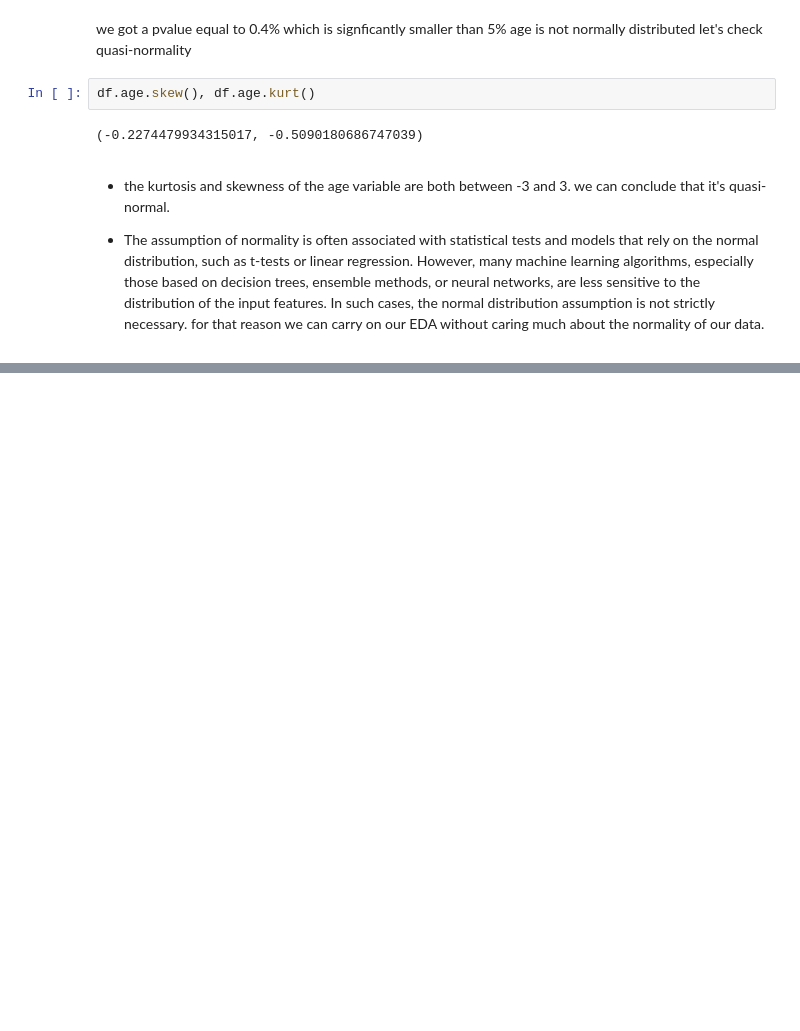
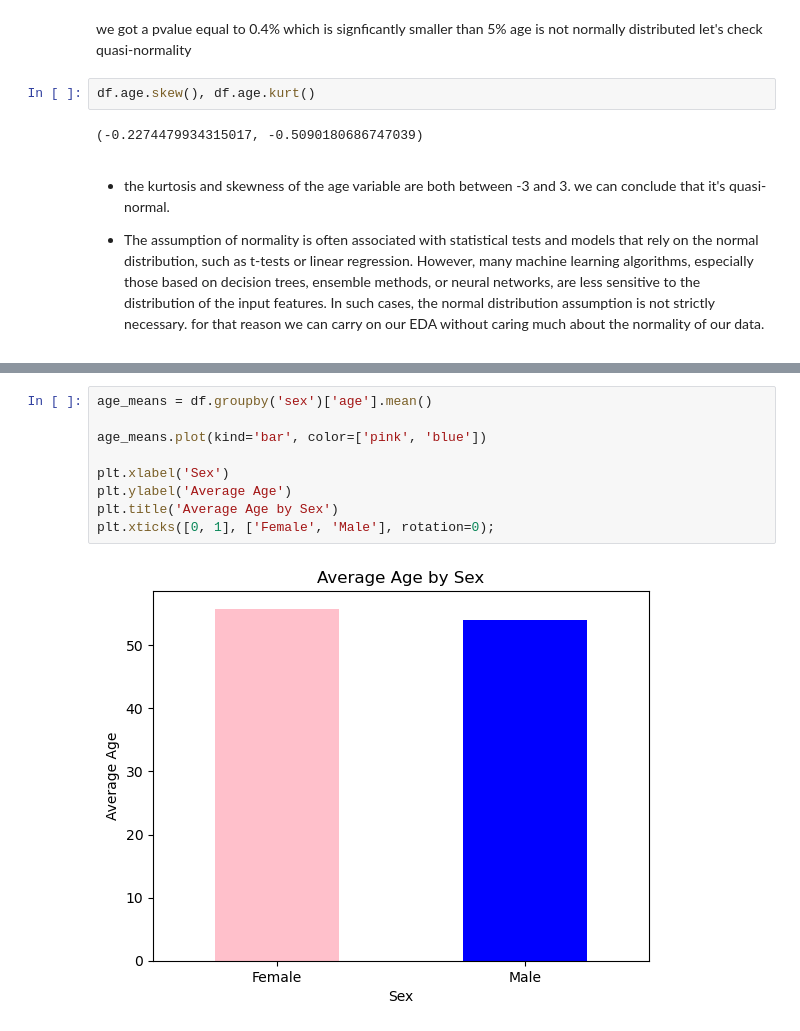
Before and after one commit to mouadiscoding/Sihati-4.0, a Jupyter notebook: heart_disease.ipynb, the cells around one changed output, grey strips where cells are left out. Drawn from its saved outputs; the diff is of its cells as text; blank space fills up the shorter version.

```diff
--- a/heart_disease.ipynb
+++ b/heart_disease.ipynb
@@ -119,0 +182,11 @@ This is a point to be taken into consideration when we are evaluating our models
+# %%
+age_means = df.groupby('sex')['age'].mean()
+
+age_means.plot(kind='bar', color=['pink', 'blue'])
+
+plt.xlabel('Sex')
+plt.ylabel('Average Age')
+plt.title('Average Age by Sex')
+plt.xticks([0, 1], ['Female', 'Male'], rotation=0);
+# %% [output]
+[figure, added]
```
Also changed, not shown: parts of 13 cells of this notebook.
